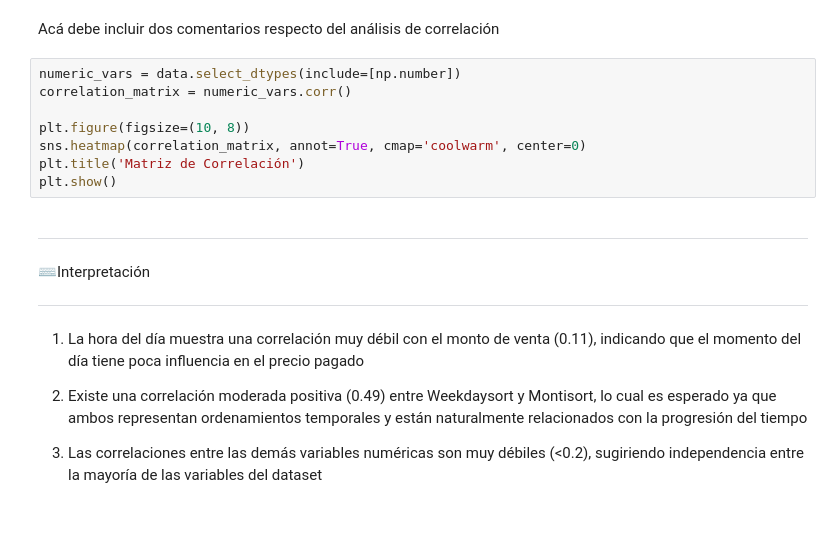
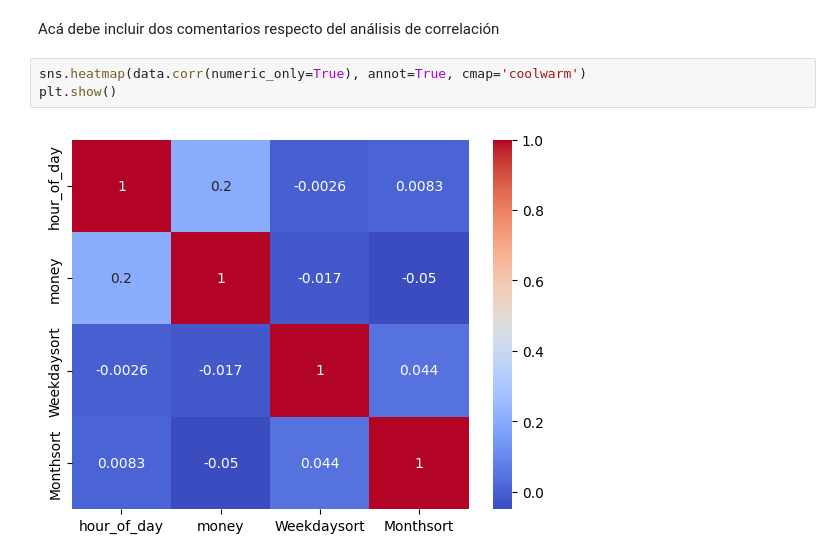
Before and after one commit to kithian/inteligencia_artificial, a Jupyter notebook: 620454_Base_Evaluacion_1_2025_2_AnalisisExploratorio.ipynb, the cells around one changed output. Saved outputs shown, nothing was run; the diff lists cells and outputs as text; blank space fills up the shorter version.

```diff
--- a/620454_Base_Evaluacion_1_2025_2_AnalisisExploratorio.ipynb
+++ b/620454_Base_Evaluacion_1_2025_2_AnalisisExploratorio.ipynb
@@ -348,30 +231,8 @@ valores alrededor de la media y colas más ligeras.
 # Análisis de correlación
 # %% [markdown]
 Acá debe incluir dos comentarios respecto del análisis de correlación
-# %%
-numeric_vars = data.select_dtypes(include=[np.number])
-correlation_matrix = numeric_vars.corr()
-
-plt.figure(figsize=(10, 8))
-sns.heatmap(correlation_matrix, annot=True, cmap='coolwarm', center=0)
-plt.title('Matriz de Correlación')
-plt.show()
-# %% [markdown]
-
-
----
-
-
-⌨Interpretación
-
----
-
-1. La hora del día muestra una correlación muy débil con el monto de venta (0.11),
-   indicando que el momento del día tiene poca influencia en el precio pagado
-
-2. Existe una correlación moderada positiva (0.49) entre Weekdaysort y Montisort,
-   lo cual es esperado ya que ambos representan ordenamientos temporales y están
-   naturalmente relacionados con la progresión del tiempo
-
-3. Las correlaciones entre las demás variables numéricas son muy débiles (<0.2),
-   sugiriendo independencia entre la mayoría de las variables del dataset
+# %%
+sns.heatmap(data.corr(numeric_only=True), annot=True, cmap='coolwarm')
+plt.show()
+# %% [output]
+[figure, added]
```
Also changed, not shown: parts of 10 cells of this notebook.
